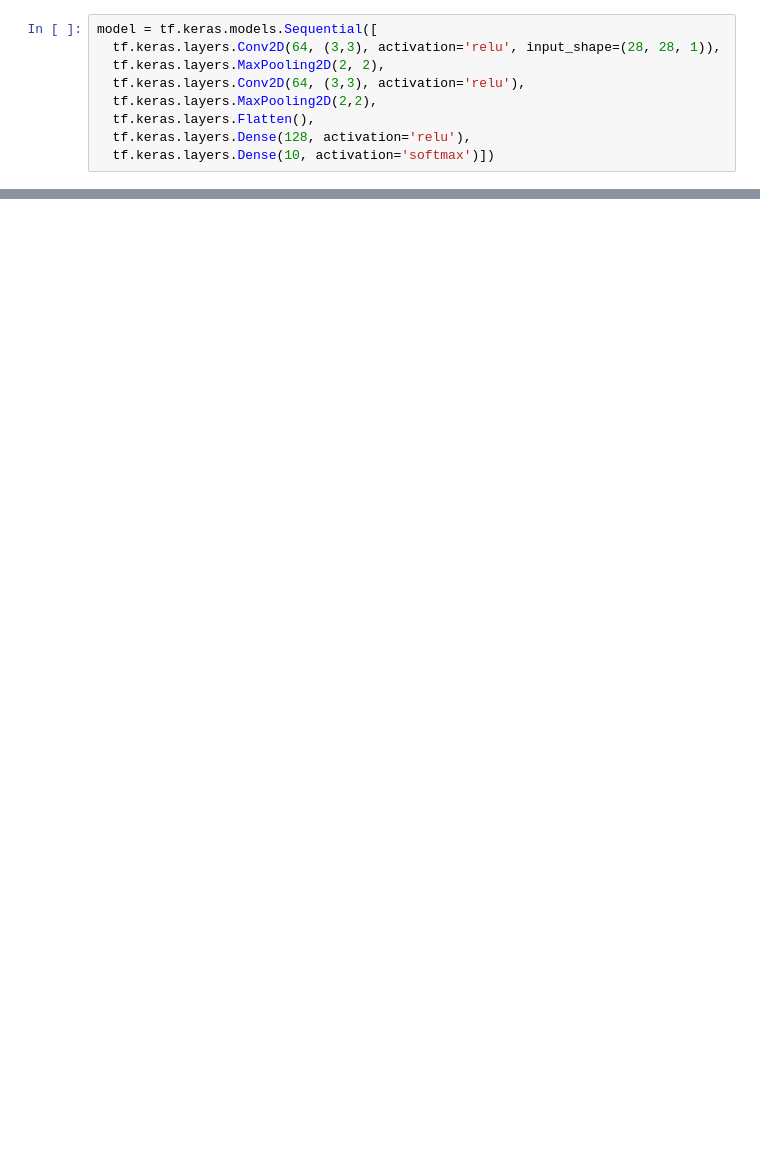
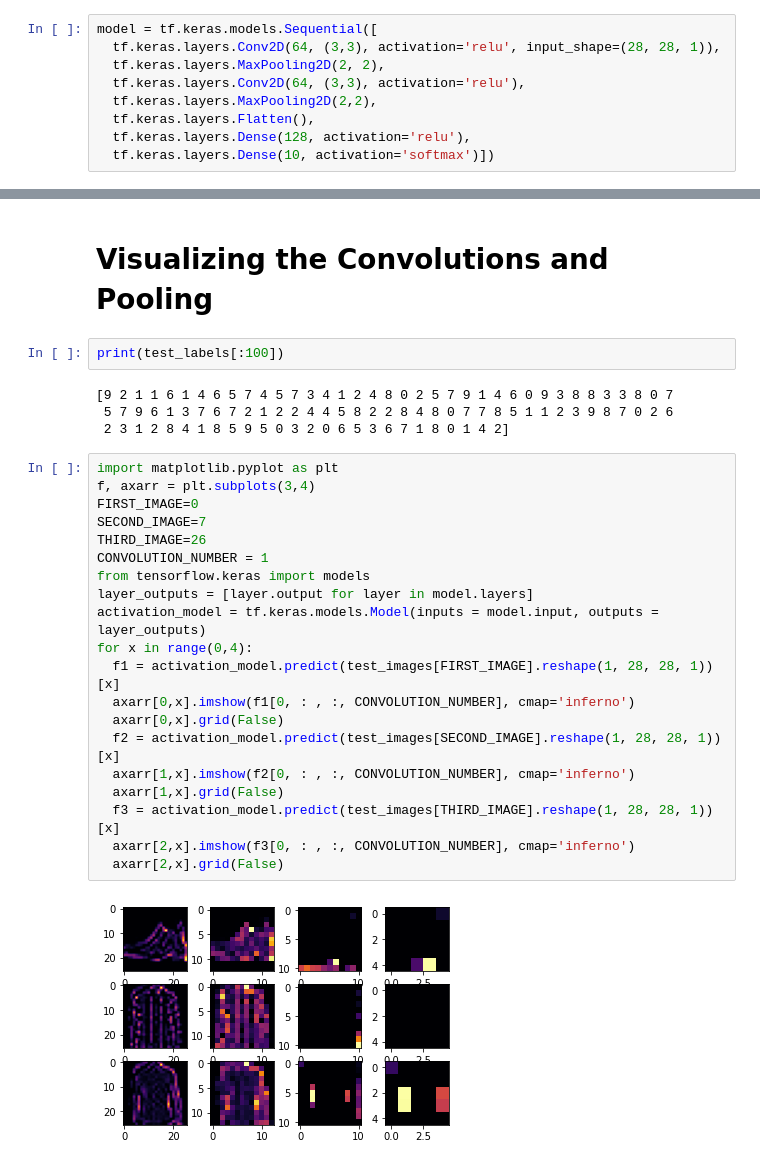
Before and after one commit to FuadKhalit/CNN_With_TensorFlow, a Jupyter notebook: Conv2d_Maxpooling.ipynb, the cells around one changed output, grey strips where cells are left out. Cells and saved outputs as stored; diff of their text form; blank space fills up the shorter version.

```diff
--- a/Conv2d_Maxpooling.ipynb
+++ b/Conv2d_Maxpooling.ipynb
@@ -51,0 +61,30 @@ test_loss = model.evaluate(test_images, test_labels)
+# %% [markdown]
+# Visualizing the Convolutions and Pooling
+# %%
+print(test_labels[:100])
+# %% [output]
+[9 2 1 1 6 1 4 6 5 7 4 5 7 3 4 1 2 4 8 0 2 5 7 9 1 4 6 0 9 3 8 8 3 3 8 0 7
+ 5 7 9 6 1 3 7 6 7 2 1 2 2 4 4 5 8 2 2 8 4 8 0 7 7 8 5 1 1 2 3 9 8 7 0 2 6
+ 2 3 1 2 8 4 1 8 5 9 5 0 3 2 0 6 5 3 6 7 1 8 0 1 4 2]
+# %%
+import matplotlib.pyplot as plt
+f, axarr = plt.subplots(3,4)
+FIRST_IMAGE=0
+SECOND_IMAGE=7
+THIRD_IMAGE=26
+CONVOLUTION_NUMBER = 1
+from tensorflow.keras import models
+layer_outputs = [layer.output for layer in model.layers]
+activation_model = tf.keras.models.Model(inputs = model.input, outputs = layer_outputs)
+for x in range(0,4):
+  f1 = activation_model.predict(test_images[FIRST_IMAGE].reshape(1, 28, 28, 1))[x]
+  axarr[0,x].imshow(f1[0, : , :, CONVOLUTION_NUMBER], cmap='inferno')
+  axarr[0,x].grid(False)
+  f2 = activation_model.predict(test_images[SECOND_IMAGE].reshape(1, 28, 28, 1))[x]
+  axarr[1,x].imshow(f2[0, : , :, CONVOLUTION_NUMBER], cmap='inferno')
+  axarr[1,x].grid(False)
+  f3 = activation_model.predict(test_images[THIRD_IMAGE].reshape(1, 28, 28, 1))[x]
+  axarr[2,x].imshow(f3[0, : , :, CONVOLUTION_NUMBER], cmap='inferno')
+  axarr[2,x].grid(False)
+# %% [output]
+[figure, added]
```
Also changed, not shown: parts of 3 cells of this notebook.
